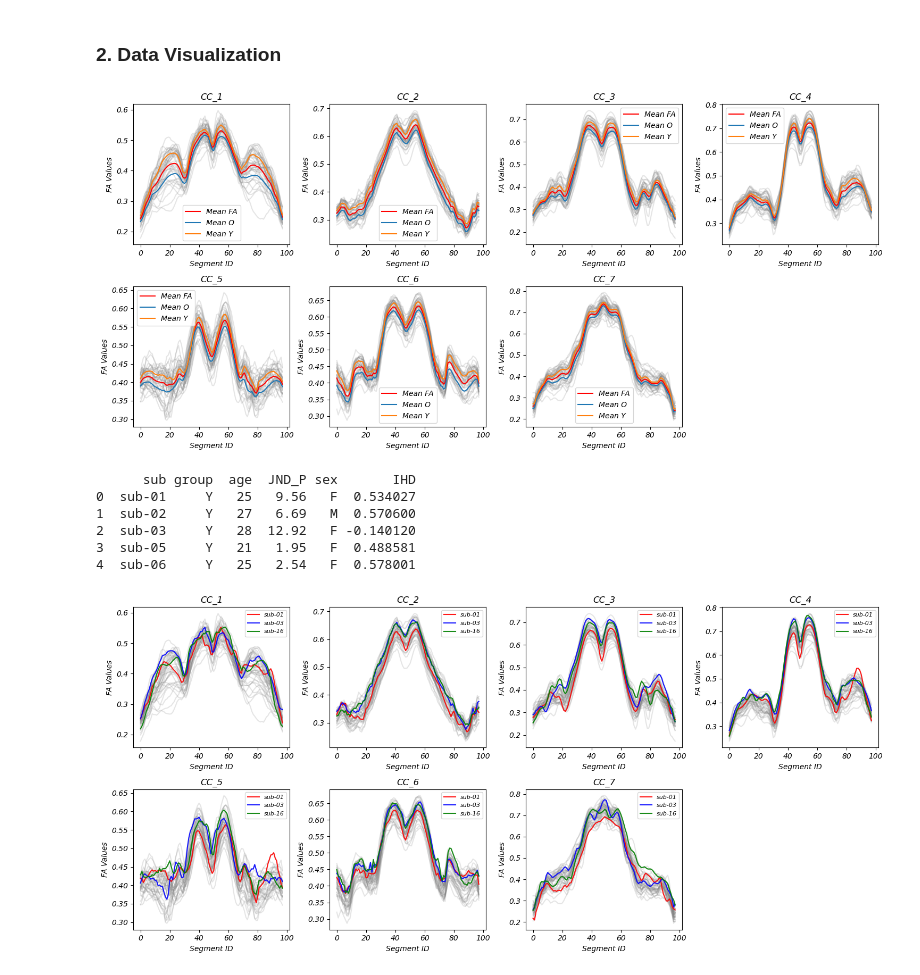
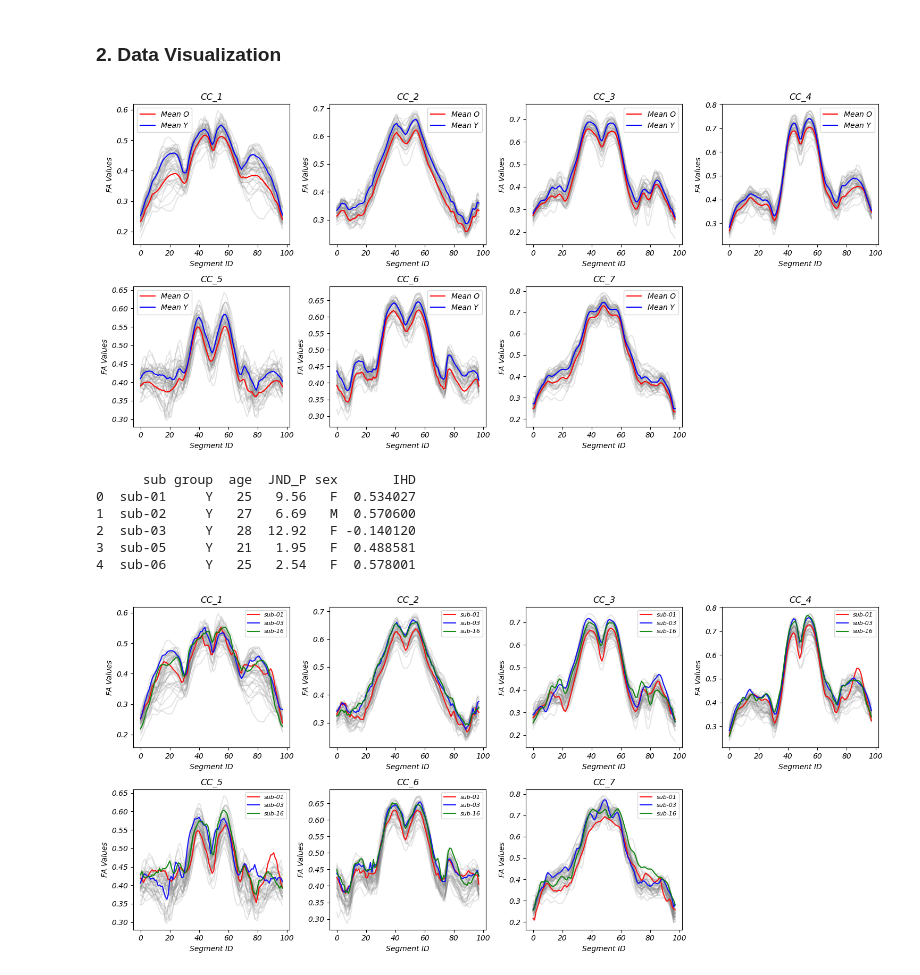
Before and after one commit to DanielaMPinzon/DTI_Aging, a Jupyter notebook: MediationAnalysis.ipynb, the cells around one changed output. Drawn from its saved outputs; the diff is of its cells as text; code cells hidden in the pictures.

```diff
--- a/MediationAnalysis.ipynb
+++ b/MediationAnalysis.ipynb
@@ -162,36 +162,37 @@ for i, CCx in enumerate(CCx_list):
     dfCCx = dfCCx.drop(['Index', 'sub', 'group', 'age', 'JND_P', 'sex','IHD'], axis=1)
     # Select only numeric columns
     feature_cols = dfCCx.select_dtypes(include=['float', 'int']).columns
 
     # X-axis: 98 nodes
     x = range(len(feature_cols))
 
     # Plot each row as a line
     for idx, row in dfCCx.iterrows():
         axs[i].plot(x, row[feature_cols].values, alpha=0.2, color='gray')
 # Plot the mean line
     mean_values = dfCCx[feature_cols].mean()
-    axs[i].plot(x, mean_values.values, color='red', label='Mean FA')
+    #axs[i].plot(x, mean_values.values, color='red', label='Mean FA')
     # mean by 2 group : Young and Old
     dfCCx['group'] = sub_ID['group']
     mean_by_group = dfCCx.groupby('group')[feature_cols].mean()
     for group in mean_by_group.index:
-        axs[i].plot(x, mean_by_group.loc[group].values, label=f'Mean {group}')
+        # color by group
+        axs[i].plot(x, mean_by_group.loc[group].values, color='blue' if group == 'Y' else 'red', label=f'Mean {group}')
 
     axs[i].set_title(f'{CCx}')
     axs[i].set_xlabel('Segment ID')
     axs[i].set_ylabel('FA Values')
     axs[i].legend()
 # Remove unused subplot (8th slot)
 for j in range(len(CCx_list), len(axs)):
     fig.delaxes(axs[j])
 
 plt.tight_layout()
 plt.show()
 
 print(sub_ID.head())
 # %% [output]
-[figure, old version]
+[figure, new version]
       sub group  age  JND_P sex       IHD
 0  sub-01     Y   25   9.56   F  0.534027
 1  sub-02     Y   27   6.69   M  0.570600
```
Also changed, not shown: parts of 8 cells of this notebook, 8 other files.
